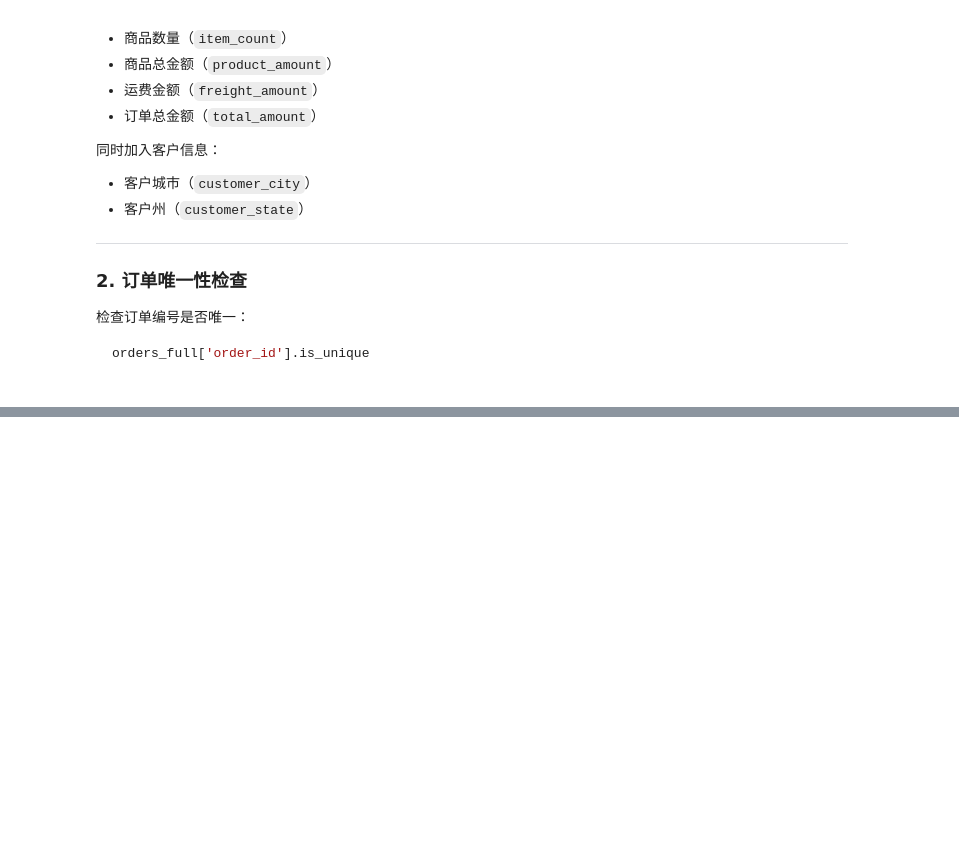
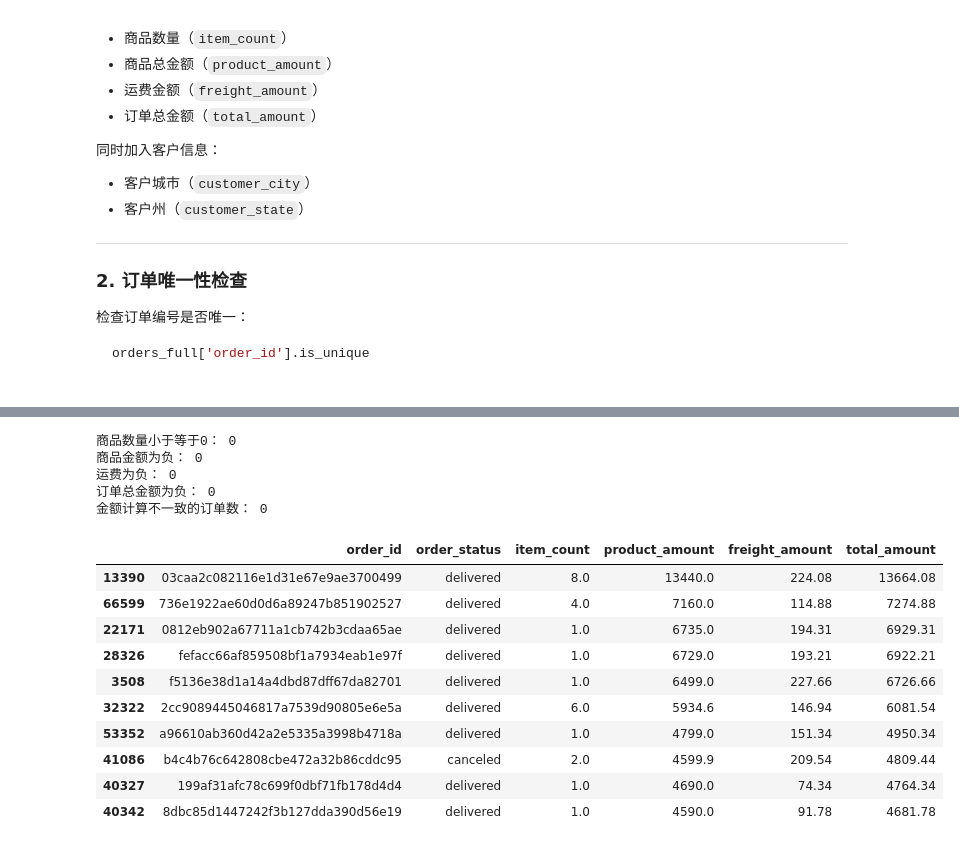
Before and after one commit to 4QAQ4/olist-delivery-risk, a Jupyter notebook: src/merge_orders.ipynb, the cells around one changed output, grey strips where cells are left out. Cells and saved outputs as stored; diff of their text form; code cells hidden in the pictures; blank space fills up the shorter version.

````diff
--- a/src/merge_orders.ipynb
+++ b/src/merge_orders.ipynb
@@ -256,3 +256,16 @@ Index(['order_id', 'customer_id', 'order_status', 'order_purchase_timestamp',
 
 ```python
 orders_full['order_id'].is_unique
+# %%
+date_cols = [
+    "order_purchase_timestamp",
+    "order_approved_at",
+    "order_delivered_carrier_date",
+    "order_delivered_customer_date",
+    "order_estimated_delivery_date"
+]
+
+orders_full[date_cols] = orders_full[date_cols].apply(
+    pd.to_datetime,
+    errors="coerce"
+)
@@ -258,0 +534,65 @@ orders_full['order_id'].is_unique
+# %%
+import numpy as np
+
+# 1. 检查非法金额及数量
+print("商品数量小于等于0：",
+      (orders_full["item_count"] <= 0).sum())
+
+print("商品金额为负：",
+      (orders_full["product_amount"] < 0).sum())
+
+print("运费为负：",
+      (orders_full["freight_amount"] < 0).sum())
+
+print("订单总金额为负：",
+      (orders_full["total_amount"] < 0).sum())
+
+# 2. 检查金额计算是否一致
+valid_amount = orders_full[
+    ["product_amount", "freight_amount", "total_amount"]
+].notna().all(axis=1)
+
+bad_amount = valid_amount & ~np.isclose(
+    orders_full["total_amount"],
+    orders_full["product_amount"] + orders_full["freight_amount"],
+    atol=0.01,
+    rtol=0
+)
+
+print("金额计算不一致的订单数：",
+      bad_amount.sum())
+# %% [output]
+商品数量小于等于0： 0
+商品金额为负： 0
+运费为负： 0
+订单总金额为负： 0
+金额计算不一致的订单数： 0
+# %%
+#高金额商品
+high_amount = orders_full[
+    [
+        "order_id",
+        "order_status",
+        "item_count",
+        "product_amount",
+        "freight_amount",
+        "total_amount"
+    ]
+].sort_values(
+    "total_amount",
+    ascending=False
+).head(10)
+
+display(high_amount)
+# %% [output]
+|  | order_id | order_status | item_count | product_amount | freight_amount | total_amount |
+| 13390 | 03caa2c082116e1d31e67e9ae3700499 | delivered | 8.0 | 13440.0 | 224.08 | 13664.08 |
+| 66599 | 736e1922ae60d0d6a89247b851902527 | delivered | 4.0 | 7160.0 | 114.88 | 7274.88 |
+| 22171 | 0812eb902a67711a1cb742b3cdaa65ae | delivered | 1.0 | 6735.0 | 194.31 | 6929.31 |
+| 28326 | fefacc66af859508bf1a7934eab1e97f | delivered | 1.0 | 6729.0 | 193.21 | 6922.21 |
+| 3508 | f5136e38d1a14a4dbd87dff67da82701 | delivered | 1.0 | 6499.0 | 227.66 | 6726.66 |
+| 32322 | 2cc9089445046817a7539d90805e6e5a | delivered | 6.0 | 5934.6 | 146.94 | 6081.54 |
+| 53352 | a96610ab360d42a2e5335a3998b4718a | delivered | 1.0 | 4799.0 | 151.34 | 4950.34 |
+| 41086 | b4c4b76c642808cbe472a32b86cddc95 | canceled | 2.0 | 4599.9 | 209.54 | 4809.44 |
+| 40327 | 199af31afc78c699f0dbf71fb178d4d4 | delivered | 1.0 | 4690.0 | 74.34 | 4764.34 |
+| 40342 | 8dbc85d1447242f3b127dda390d56e19 | delivered | 1.0 | 4590.0 | 91.78 | 4681.78 |
````
Also changed, not shown: parts of 11 cells of this notebook, 4 other files.
